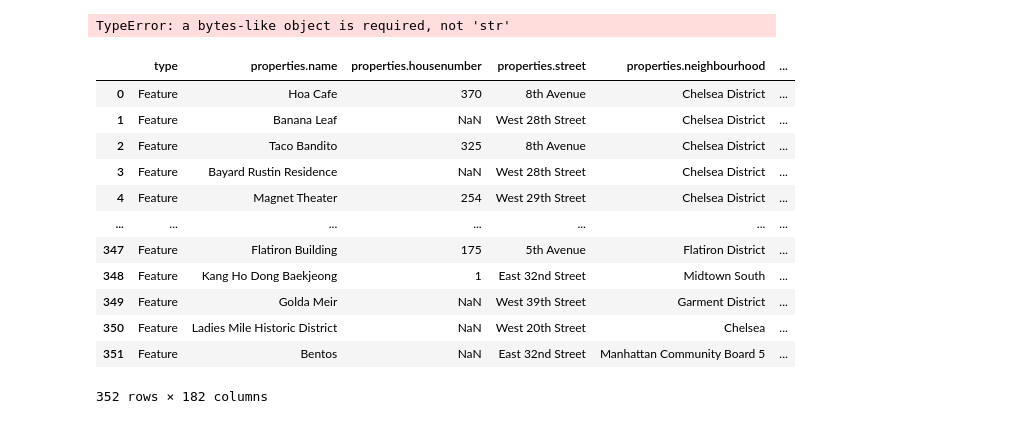
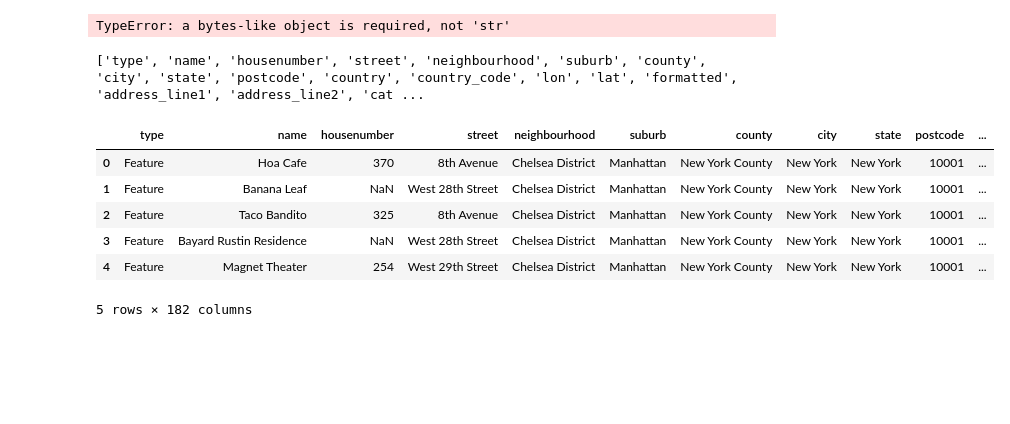
Before and after one commit to kasatsakshi/TripPy, a Jupyter notebook: dataPipeline/dataExtraction/geoapify/sciptnotebook.ipynb, the cells around one changed output. Saved outputs shown, nothing was run; the diff lists cells and outputs as text; code cells hidden in the pictures; blank space fills up the shorter version.

```diff
--- a/dataPipeline/dataExtraction/geoapify/sciptnotebook.ipynb
+++ b/dataPipeline/dataExtraction/geoapify/sciptnotebook.ipynb
@@ -88,26 +86,26 @@ val = list(my_json.values())
 my_json = val[0]
 df = pd.json_normalize(my_json)
 # %%
-df
+df.columns = df.columns.str.replace('properties.', '')
+df.columns = df.columns.str.replace('datasource.raw.', '')
+df.columns = df.columns.str.replace('.', '_')
+df.columns = df.columns.str.replace(':', '_')
-# %% [output]
-|  | type | properties.name | properties.housenumber | properties.street | properties.neighbourhood | ... |
-| 0 | Feature | Hoa Cafe | 370 | 8th Avenue | Chelsea District | ... |
-| 1 | Feature | Banana Leaf | NaN | West 28th Street | Chelsea District | ... |
-| 2 | Feature | Taco Bandito | 325 | 8th Avenue | Chelsea District | ... |
-| 3 | Feature | Bayard Rustin Residence | NaN | West 28th Street | Chelsea District | ... |
-| 4 | Feature | Magnet Theater | 254 | West 29th Street | Chelsea District | ... |
-| ... | ... | ... | ... | ... | ... | ... |
-| 347 | Feature | Flatiron Building | 175 | 5th Avenue | Flatiron District | ... |
-| 348 | Feature | Kang Ho Dong Baekjeong | 1 | East 32nd Street | Midtown South | ... |
-| 349 | Feature | Golda Meir | NaN | West 39th Street | Garment District | ... |
-| 350 | Feature | Ladies Mile Historic District | NaN | West 20th Street | Chelsea | ... |
-| 351 | Feature | Bentos | NaN | East 32nd Street | Manhattan Community Board 5 | ... |
-352 rows × 182 columns
 # %%
-from cassandra.cluster import Cluster
-cluster = Cluster(['127.0.0.1'], port= 9042)
-session = cluster.connect()
-session.set_keyspace("Trippy")
-query = "INSERT INTO data(date,time,open,high,low,last) VALUES (?,?,?,?,?,?)"
-prepared = session.prepare(query)
+# from cassandra.cluster import Cluster
+# cluster = Cluster(['127.0.0.1'], port= 9042)
+# session = cluster.connect()
+# session.set_keyspace("Trippy")
+# query = "INSERT INTO data(date,time,open,high,low,last) VALUES (?,?,?,?,?,?)"
+# prepared = session.prepare(query)
+print(df.columns.tolist())
+df.head()
+# %% [output]
+['type', 'name', 'housenumber', 'street', 'neighbourhood', 'suburb', 'county', 'city', 'state', 'postcode', 'country', 'country_code', 'lon', 'lat', 'formatted', 'address_line1', 'address_line2', 'cat ...
+|  | type | name | housenumber | street | neighbourhood | suburb | county | city | state | postcode | ... |
+| 0 | Feature | Hoa Cafe | 370 | 8th Avenue | Chelsea District | Manhattan | New York County | New York | New York | 10001 | ... |
+| 1 | Feature | Banana Leaf | NaN | West 28th Street | Chelsea District | Manhattan | New York County | New York | New York | 10001 | ... |
+| 2 | Feature | Taco Bandito | 325 | 8th Avenue | Chelsea District | Manhattan | New York County | New York | New York | 10001 | ... |
+| 3 | Feature | Bayard Rustin Residence | NaN | West 28th Street | Chelsea District | Manhattan | New York County | New York | New York | 10001 | ... |
+| 4 | Feature | Magnet Theater | 254 | West 29th Street | Chelsea District | Manhattan | New York County | New York | New York | 10001 | ... |
+5 rows × 182 columns
 # %%
```
Also changed, not shown: parts of 4 cells of this notebook, 4 other files.
